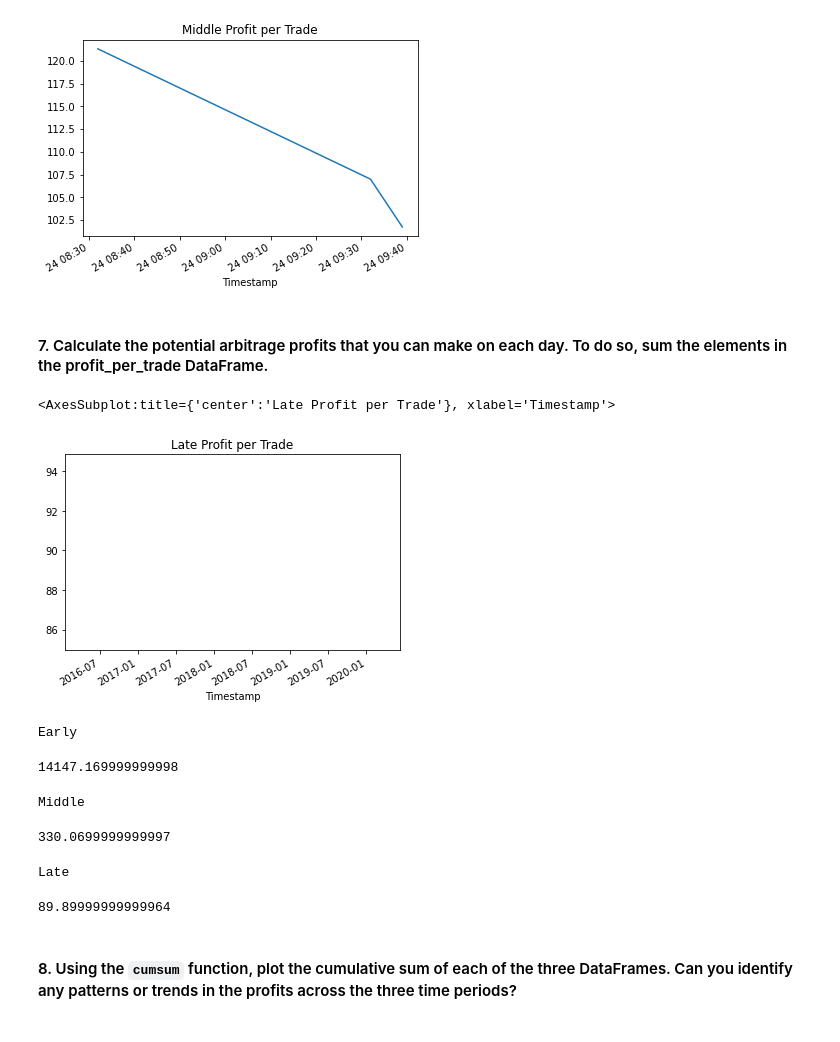
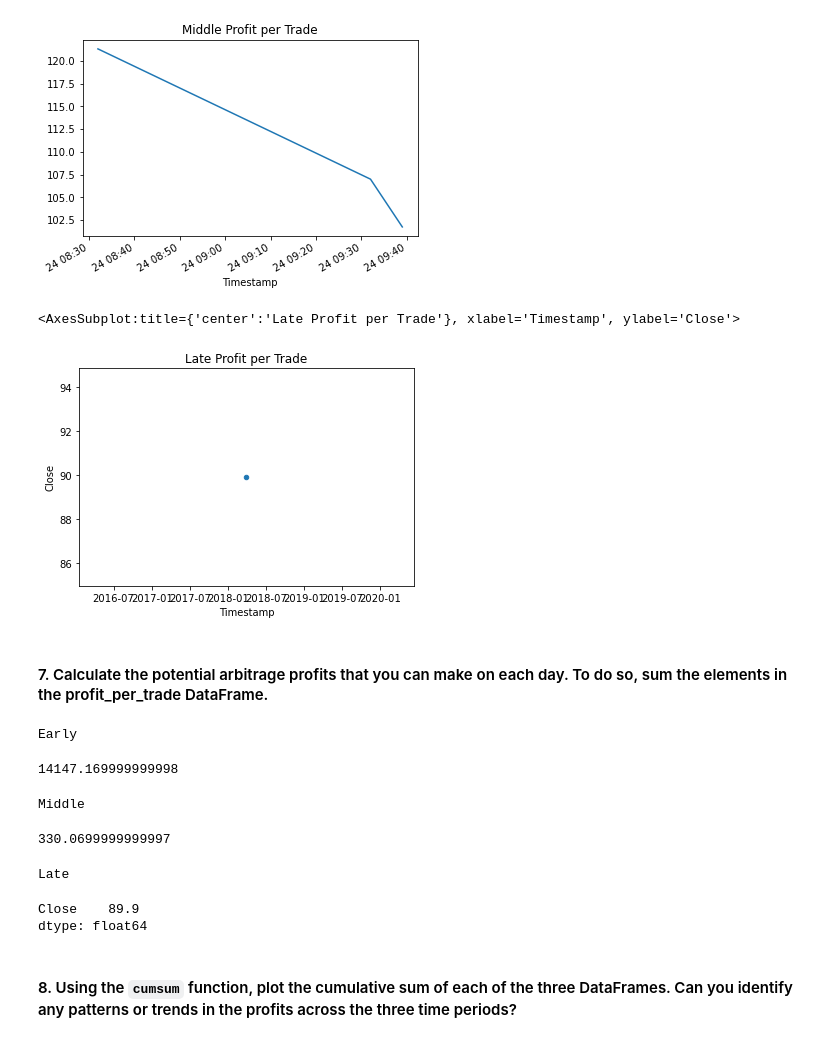
Before and after one commit to epocaterrasus/CU-Assignment2-Crypto-Arbitrage, a Jupyter notebook: crypto_arbitrage.ipynb, the cells around one changed output. Drawn from its saved outputs; the diff is of its cells as text; code cells hidden in the pictures.

```diff
--- a/crypto_arbitrage.ipynb
+++ b/crypto_arbitrage.ipynb
@@ -817,22 +841,32 @@ profit_per_trade_middle.plot(title="Middle Profit per Trade")
 # %% [output]
 <AxesSubplot:title={'center':'Middle Profit per Trade'}, xlabel='Timestamp'>
 [figure]
+# %%
+#Resetting the Index to allow me to plot as a Scatter Plot (this is because it requires 2-axis (x,y) and won't accept the index as an axis)
+profit_per_trade_late = pd.DataFrame(profit_per_trade_late).reset_index()
+# %%
+#late
+
+#In this case I had to use the scatterplot to plot profit_per_trade_late instead of the lineplot since there was only one profitable trade (line graphs require more than one data point) it also has the desired title
+profit_per_trade_late.plot(kind = "scatter", title="Late Profit per Trade", x= "Timestamp", y="Close")
+# %% [output]
+<AxesSubplot:title={'center':'Late Profit per Trade'}, xlabel='Timestamp', ylabel='Close'>
+[figure, added]
 # %% [markdown]
 #### 7. Calculate the potential arbitrage profits that you can make on each day. To do so, sum the elements in the profit_per_trade DataFrame.
-# %%
-#late
-profit_per_trade_late.plot(title="Late Profit per Trade")
-# %% [output]
-<AxesSubplot:title={'center':'Late Profit per Trade'}, xlabel='Timestamp'>
-[figure, removed]
 # %%
 # Calculate the sum of the potential profits for the early profit per trade DataFrame
 
+#displays the total sum of values in profit_per_trade_early
 print("Early")
 display(profit_per_trade_early.sum())
+
+#displays the total sum of values in profit_per_trade_middle
 print("")
 print("Middle")
 display(profit_per_trade_middle.sum())
+
+#displays the total sum of values in profit_per_trade_late
 print("")
 print("Late")
 display(profit_per_trade_late.sum())
@@ -842,7 +876,8 @@ Early
 Middle
 330.0699999999997
 Late
-89.89999999999964
+Close    89.9
+dtype: float64
 # %% [markdown]
 #### 8. Using the `cumsum` function, plot the cumulative sum of each of the three DataFrames. Can you identify any patterns or trends in the profits across the three time periods?
 # %%
```
Also changed, not shown: parts of 15 cells of this notebook.
